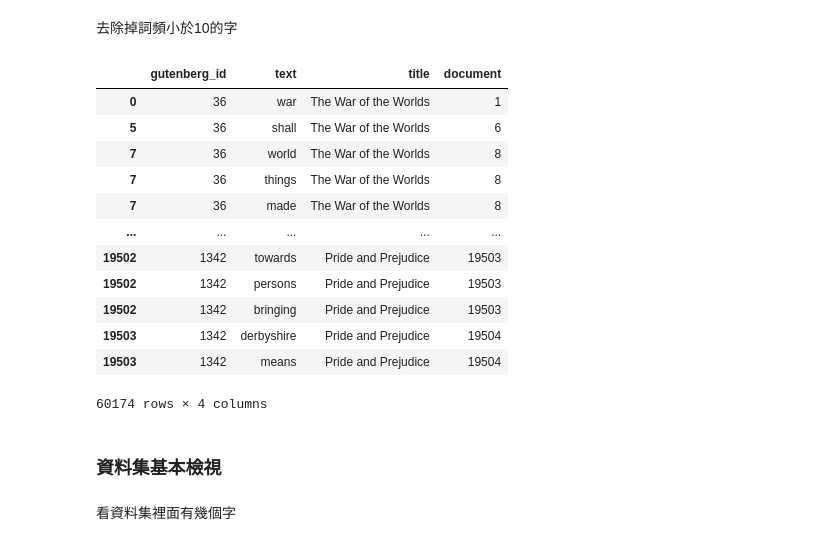
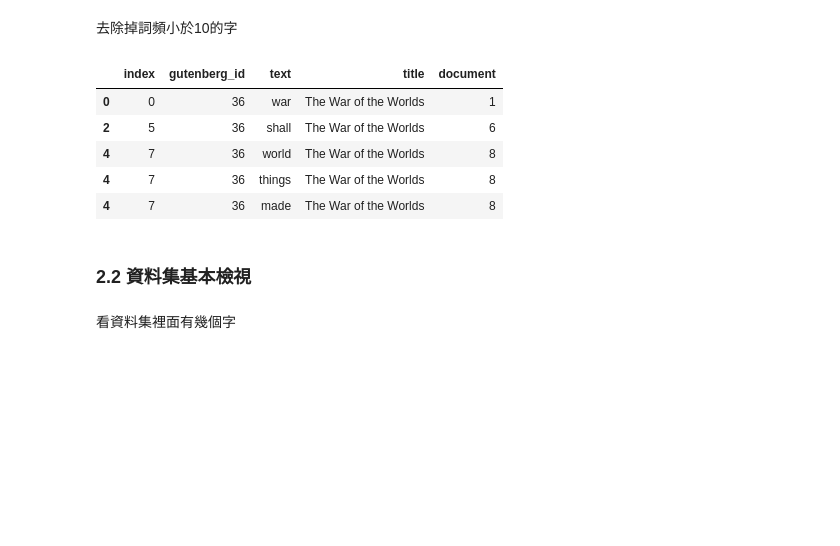
Before and after one commit to Text-Analytics-and-Retrieval/SMA_2021F, a Jupyter notebook: week10_classifiaction/classification_eng.ipynb, the cells around one changed output. Drawn from its saved outputs; the diff is of its cells as text; code cells hidden in the pictures; blank space fills up the shorter version.

```diff
--- a/week10_classifiaction/classification_eng.ipynb
+++ b/week10_classifiaction/classification_eng.ipynb
@@ -44,5 +80,5 @@ import time
 # %%
-books = pd.read_csv("data/books.csv") #匯資料
+books = pd.read_csv("raw_data/books.csv") #匯資料
 books.head(3)
 # %% [output]
 |  | gutenberg_id | text | title | document |
@@ -85,5 +122,9 @@ def preprocess(x):
 # %%
-data = books[books['text'].notnull()] # 去掉 nan 的 row
-data['text'] = data['text'].apply(preprocess) # 資料前處理
-data = data.explode('text')
-data.head(5)
+raw_data = books[books['text'].notnull()].reset_index() # 去掉 nan 的 row
+original = raw_data # 用來看原本句子長什麼樣的
+
+raw_data['text'] = raw_data['text'].apply(preprocess) # 資料前處理
+words = raw_data.explode('text')
+words.head(5)
+
+raw_data['text'] = raw_data["text"].str.join(" ") # 從list還原成句子string
@@ -102,25 +132,18 @@ See the caveats in the documentation: https://pandas.pydata.org/pandas-docs/stab
 去除掉詞頻小於10的字
 # %%
 occur = 10
-filtered = data.groupby(['gutenberg_id','text'])['text'].filter(lambda x: len(x) >= occur) # 出現次數大於10的字
-data = data[data['text'].isin(filtered)]
-data
+filtered = words.groupby(['gutenberg_id','text'])['text'].filter(lambda x: len(x) >= occur) # 出現次數大於10的字
+words = words[words['text'].isin(filtered)]
+words.head(5)
 # %% [output]
-|  | gutenberg_id | text | title | document |
-| 0 | 36 | war | The War of the Worlds | 1 |
-| 5 | 36 | shall | The War of the Worlds | 6 |
-| 7 | 36 | world | The War of the Worlds | 8 |
-| 7 | 36 | things | The War of the Worlds | 8 |
-| 7 | 36 | made | The War of the Worlds | 8 |
-| ... | ... | ... | ... | ... |
-| 19502 | 1342 | towards | Pride and Prejudice | 19503 |
-| 19502 | 1342 | persons | Pride and Prejudice | 19503 |
-| 19502 | 1342 | bringing | Pride and Prejudice | 19503 |
-| 19503 | 1342 | derbyshire | Pride and Prejudice | 19504 |
-| 19503 | 1342 | means | Pride and Prejudice | 19504 |
+|  | index | gutenberg_id | text | title | document |
+| 0 | 0 | 36 | war | The War of the Worlds | 1 |
+| 2 | 5 | 36 | shall | The War of the Worlds | 6 |
+| 4 | 7 | 36 | world | The War of the Worlds | 8 |
+| 4 | 7 | 36 | things | The War of the Worlds | 8 |
+| 4 | 7 | 36 | made | The War of the Worlds | 8 |
-60174 rows × 4 columns
 # %% [markdown]
-### 資料集基本檢視
+### 2.2 資料集基本檢視
 # %% [markdown]
 看資料集裡面有幾個字
 # %%
```
Also changed, not shown: parts of 70 cells of this notebook, 3 other files.
